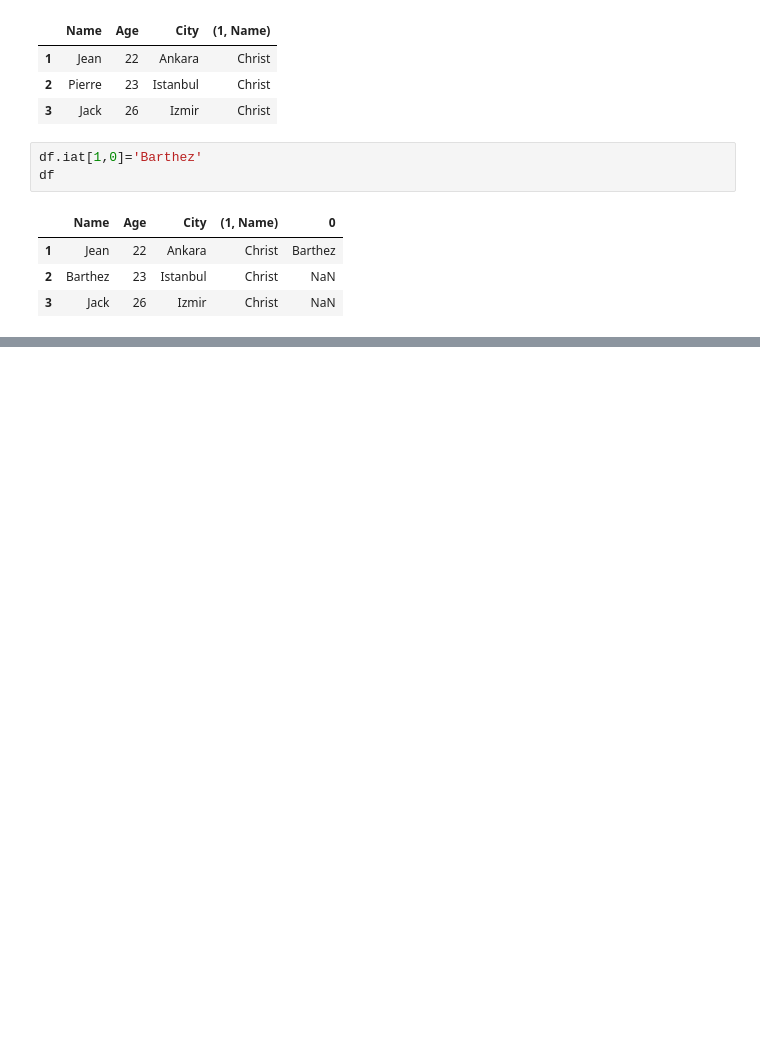
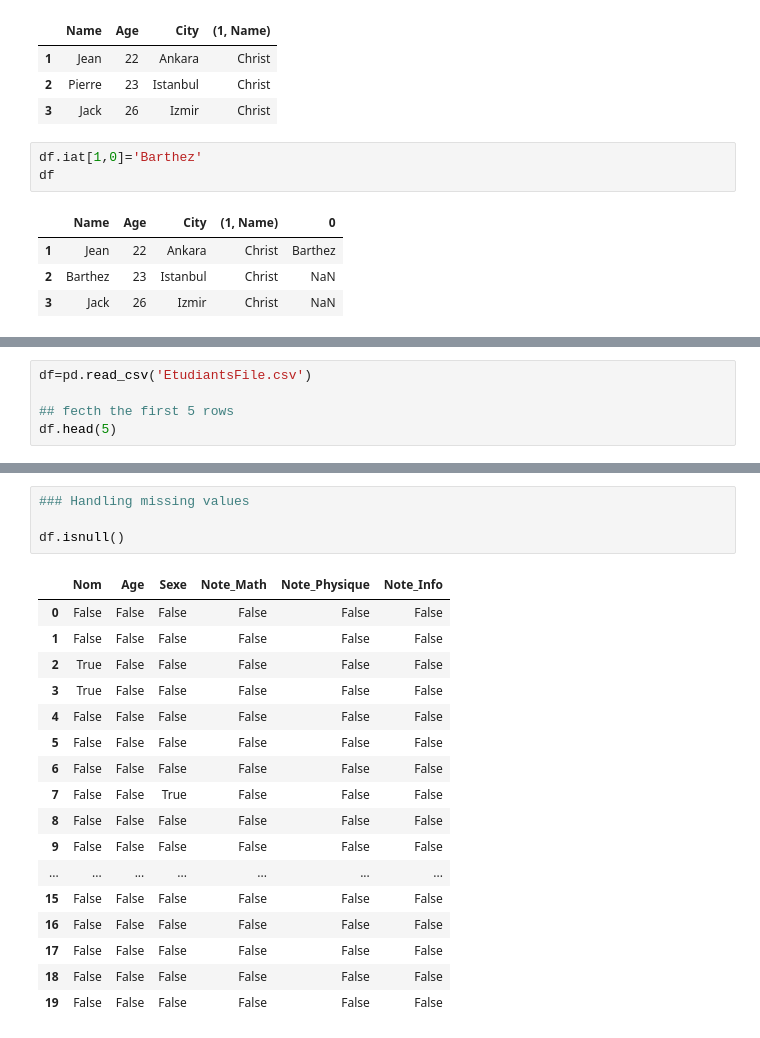
Before and after one commit to Barthez2023/PythonCode, a Jupyter notebook: python-basics/test.ipynb, the cells around one changed output, grey strips where cells are left out. Drawn from its saved outputs; the diff is of its cells as text; blank space fills up the shorter version.

```diff
--- a/python-basics/test.ipynb
+++ b/python-basics/test.ipynb
@@ -2839,0 +2846,5 @@ df
+# %%
+df=pd.read_csv('EtudiantsFile.csv')
+
+## fecth the first 5 rows
+df.head(5)
@@ -2839,0 +2891,22 @@ df
+# %%
+### Handling missing values
+
+df.isnull()
+# %% [output]
+|  | Nom | Age | Sexe | Note_Math | Note_Physique | Note_Info |
+| 0 | False | False | False | False | False | False |
+| 1 | False | False | False | False | False | False |
+| 2 | True | False | False | False | False | False |
+| 3 | True | False | False | False | False | False |
+| 4 | False | False | False | False | False | False |
+| 5 | False | False | False | False | False | False |
+| 6 | False | False | False | False | False | False |
+| 7 | False | False | True | False | False | False |
+| 8 | False | False | False | False | False | False |
+| 9 | False | False | False | False | False | False |
+| ... | ... | ... | ... | ... | ... | ... |
+| 15 | False | False | False | False | False | False |
+| 16 | False | False | False | False | False | False |
+| 17 | False | False | False | False | False | False |
+| 18 | False | False | False | False | False | False |
+| 19 | False | False | False | False | False | False |
```
Also changed, not shown: parts of 27 cells of this notebook, 2 other files.
